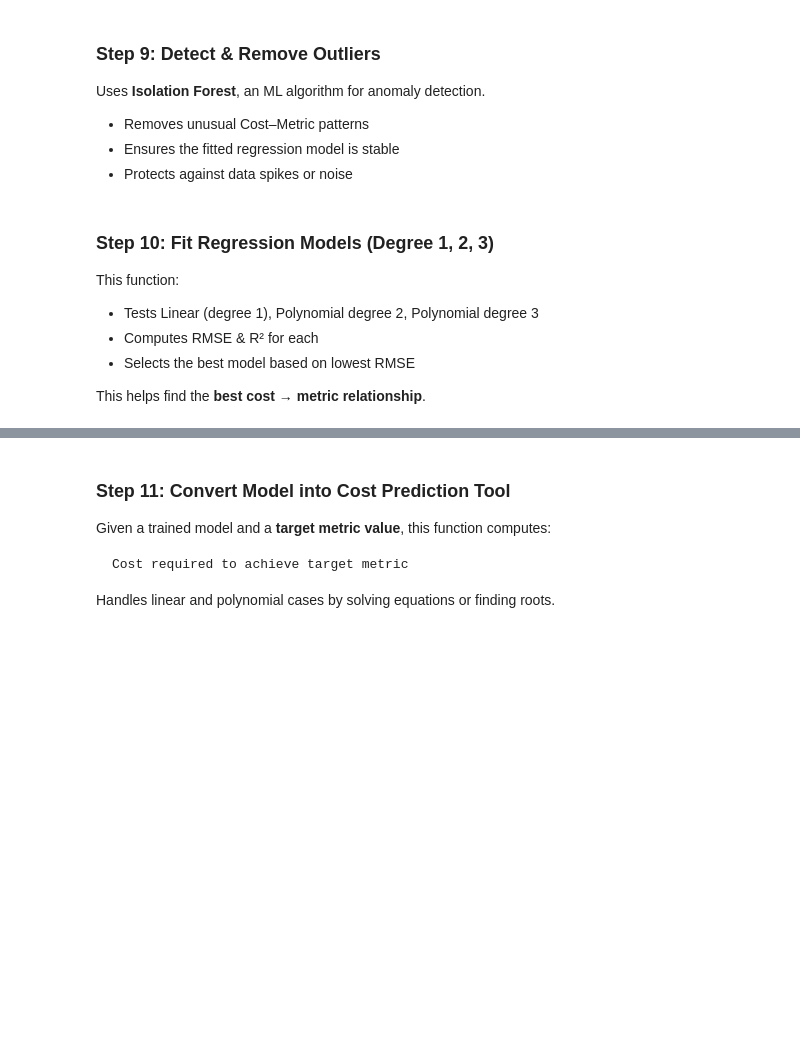
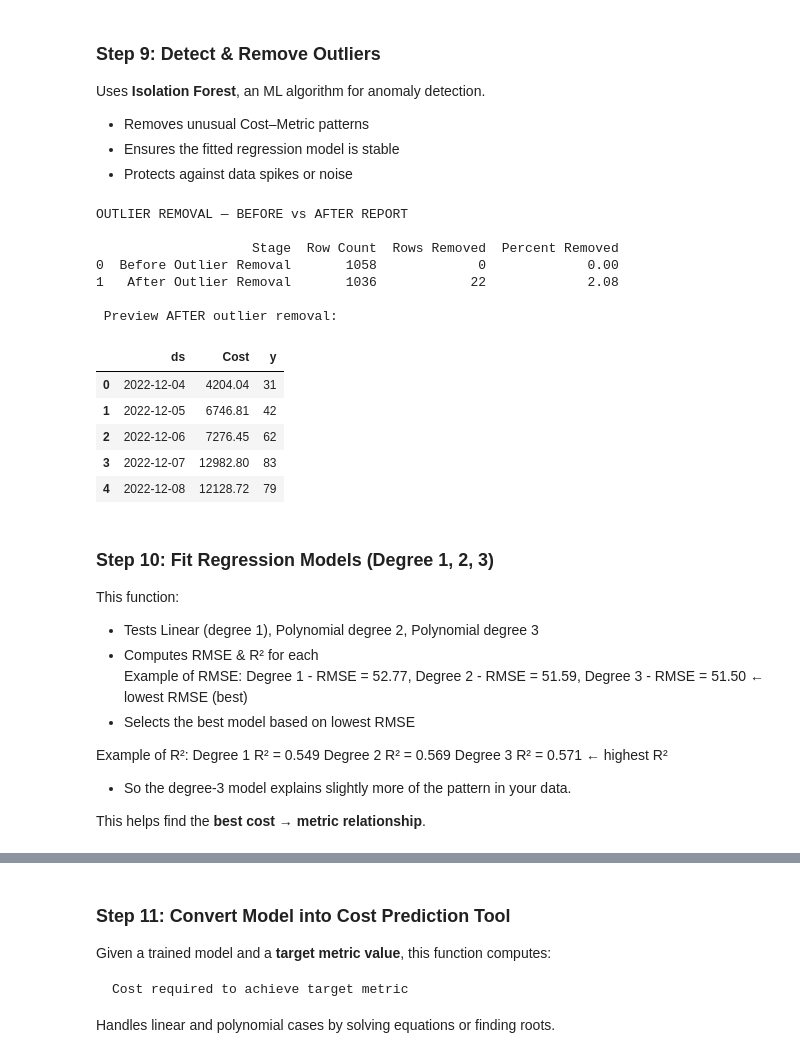
Before and after one commit to modlix-india/Adzump-AI, a Jupyter notebook: Campaign-Budget-Analysis/analysis.ipynb, the cells around one changed output, grey strips where cells are left out. Cells and saved outputs as stored; diff of their text form; code cells hidden in the pictures; blank space fills up the shorter version.

```diff
--- a/Campaign-Budget-Analysis/analysis.ipynb
+++ b/Campaign-Budget-Analysis/analysis.ipynb
@@ -265,18 +314,61 @@ Uses **Isolation Forest**, an ML algorithm for anomaly detection.
 # %%
 from sklearn.ensemble import IsolationForest
 
 def remove_outliers(temp, contamination=0.02):
     if len(temp) < 10:
         return temp
 
     iso = IsolationForest(contamination=contamination, random_state=42)
     mask = iso.fit_predict(temp[['Cost','y']]) == 1
 
     filtered = temp[mask]
     if len(filtered) < len(temp) * 0.5:
         return temp
 
     return filtered.reset_index(drop=True)
+
+
+def show_outlier_report(temp):
+    print("OUTLIER REMOVAL — BEFORE vs AFTER REPORT\n")
+
+    before_rows = len(temp)
+
+    filtered = remove_outliers(temp)
+    after_rows = len(filtered)
+
+    removed = before_rows - after_rows
+    percent_removed = (removed / before_rows) * 100 if before_rows > 0 else 0
+
+    report_df = pd.DataFrame({
+        "Stage": ["Before Outlier Removal", "After Outlier Removal"],
+        "Row Count": [before_rows, after_rows],
+        "Rows Removed": [0, removed],
+        "Percent Removed": [0, round(percent_removed, 2)]
+    })
+
+    print(report_df)
+    print("\n Preview AFTER outlier removal:\n")
+    display(filtered.head())
+
+    return filtered
+
+
+temp_after_prepare = prepare_series(df, "Clicks")
+temp_after_outliers = show_outlier_report(temp_after_prepare)
+# %% [output]
+OUTLIER REMOVAL — BEFORE vs AFTER REPORT
+
+                    Stage  Row Count  Rows Removed  Percent Removed
+0  Before Outlier Removal       1058             0             0.00
+1   After Outlier Removal       1036            22             2.08
+
+ Preview AFTER outlier removal:
+|  | ds | Cost | y |
+| 0 | 2022-12-04 | 4204.04 | 31 |
+| 1 | 2022-12-05 | 6746.81 | 42 |
+| 2 | 2022-12-06 | 7276.45 | 62 |
+| 3 | 2022-12-07 | 12982.80 | 83 |
+| 4 | 2022-12-08 | 12128.72 | 79 |
 # %% [markdown]
 ### Step 10: Fit Regression Models (Degree 1, 2, 3)
 
@@ -284,8 +376,18 @@ This function:
 
 - Tests Linear (degree 1), Polynomial degree 2, Polynomial degree 3
 - Computes RMSE & R² for each
+Example of RMSE:
+    Degree 1 - RMSE = 52.77,
+    Degree 2 - RMSE = 51.59,
+    Degree 3 - RMSE = 51.50 ← lowest RMSE (best)
 - Selects the best model based on lowest RMSE
 
+Example of R²:
+    Degree 1 R² = 0.549
+    Degree 2 R² = 0.569
+    Degree 3 R² = 0.571 ← highest R²
+- So the degree-3 model explains slightly more of the pattern in your data.
+
 This helps find the **best cost → metric relationship**.
 # %%
 from sklearn.linear_model import LinearRegression
```
Also changed, not shown: parts of 8 cells of this notebook.
